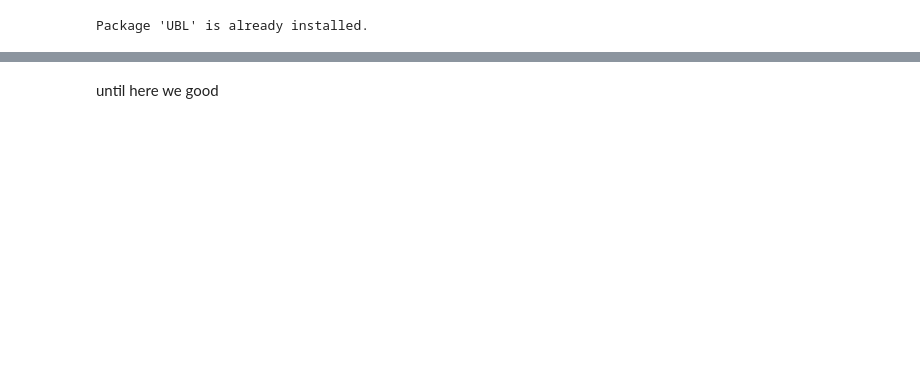
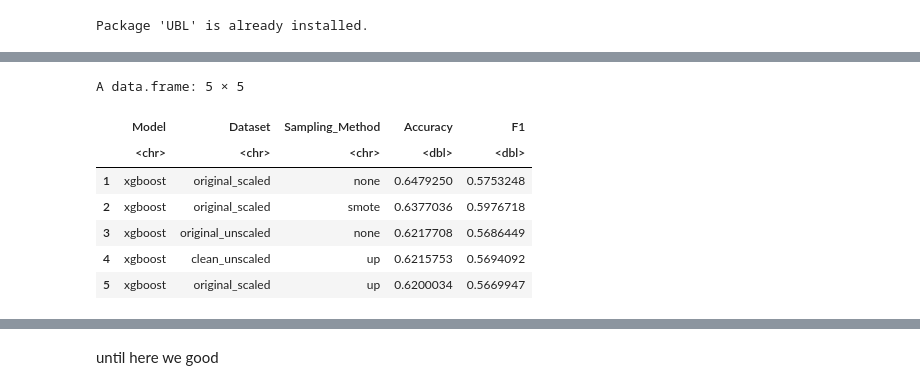
Before and after one commit to TobiasInfo/UTC_SY19, a Jupyter notebook: classification.ipynb, the cells around one changed output, grey strips where cells are left out. Saved outputs shown, nothing was run; the diff lists cells and outputs as text; code cells hidden in the pictures; blank space fills up the shorter version.

```diff
--- a/classification.ipynb
+++ b/classification.ipynb
@@ -125,0 +1504,11 @@ Rows deleted due to outliers: 27.6 %
+# %%
+xgb_final_results$xgb_summary_results %>% arrange(desc(Accuracy)) %>% head(5)
+# %% [output]
+A data.frame: 5 × 5
+|  | Model | Dataset | Sampling_Method | Accuracy | F1 |
+|  | <chr> | <chr> | <chr> | <dbl> | <dbl> |
+| 1 | xgboost | original_scaled | none | 0.6479250 | 0.5753248 |
+| 2 | xgboost | original_scaled | smote | 0.6377036 | 0.5976718 |
+| 3 | xgboost | original_unscaled | none | 0.6217708 | 0.5686449 |
+| 4 | xgboost | clean_unscaled | up | 0.6215753 | 0.5694092 |
+| 5 | xgboost | original_scaled | up | 0.6200034 | 0.5669947 |
```
Also changed, not shown: parts of 28 cells of this notebook.
